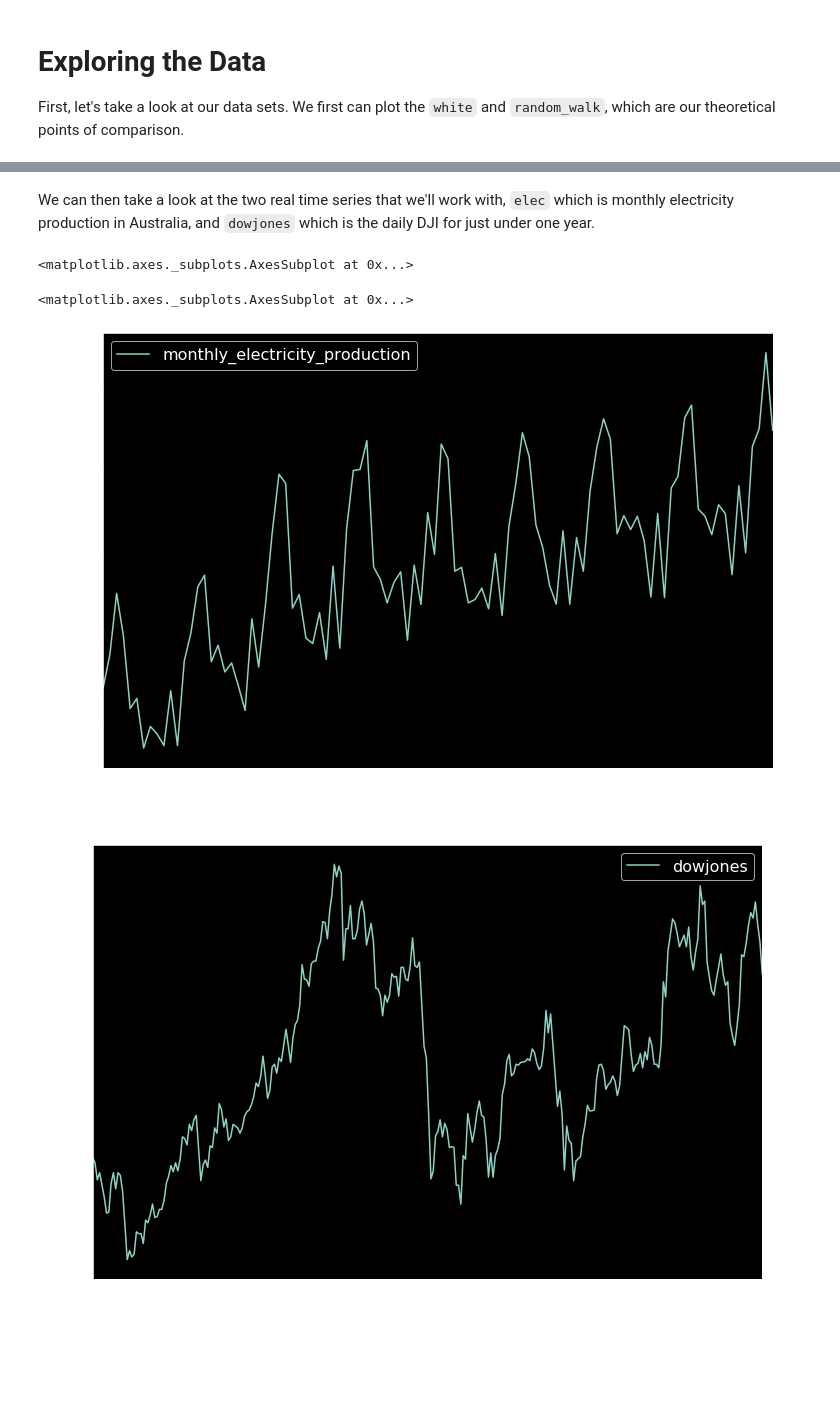
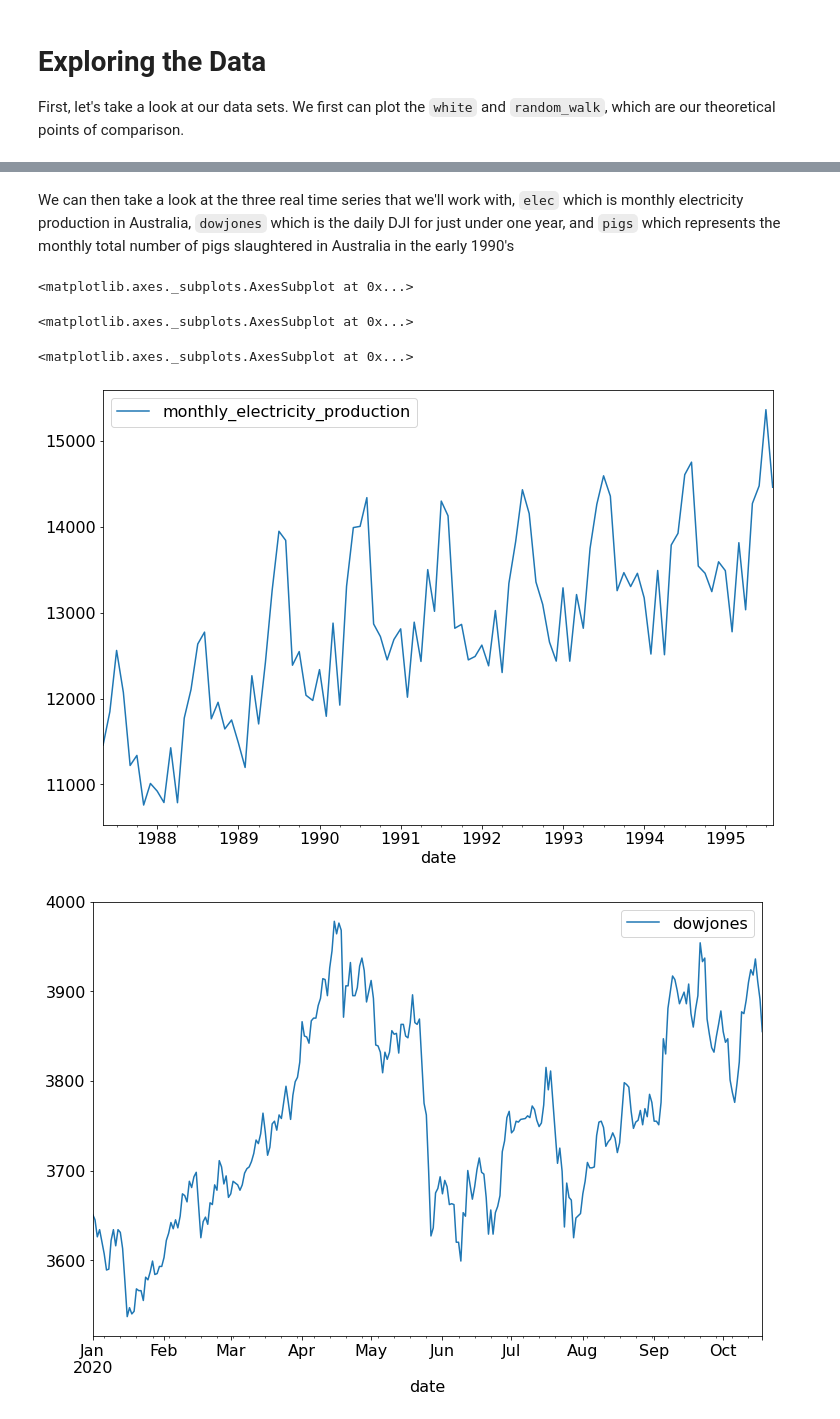
Before and after one commit to ZacharySBrown/vcu-scma440-2021q1, a Jupyter notebook: examples/7_arima_exploration.ipynb, the cells around one changed output, grey strips where cells are left out. Saved outputs shown, nothing was run; the diff lists cells and outputs as text; code cells hidden in the pictures; blank space fills up the shorter version.

```diff
--- a/examples/7_arima_exploration.ipynb
+++ b/examples/7_arima_exploration.ipynb
@@ -4,16 +6,18 @@ Press the play button in Google Colab or press Shift+Enter execute the cell belo
 
 This will setup you environment and load DataFrames called `electricity`, `dowjones` and `white`
 # %%
+! pip install --upgrade statsmodels
+
 import pandas as pd
 import statsmodels.api as sm
 from statsmodels.formula.api import ols
 from statsmodels.stats.stattools import durbin_watson
+from statsmodels.stats.diagnostic import acorr_ljungbox
 from statsmodels.graphics.tsaplots import plot_acf, plot_pacf
 from statsmodels.tsa.api import ExponentialSmoothing, SimpleExpSmoothing, Holt
 import numpy as np
 from matplotlib import pyplot as plt
 from IPython.display import display
-plt.style.use('dark_background')
 
 
 from scipy.stats import t, f
@@ -25,9 +29,11 @@ plt.rcParams['font.size'] = 16
 
 !curl https://vcu-scma-440.s3.amazonaws.com/data/aus_electricity.csv > aus_electricity.csv
 !curl https://vcu-scma-440.s3.amazonaws.com/data/dowjones.csv > dowjones.csv
+!curl https://vcu-scma-440.s3.amazonaws.com/data/pigs.csv > pigs.csv
 
 dowjones = pd.read_csv('dowjones.csv', parse_dates=['date']).set_index('date')
 elec = pd.read_csv('aus_electricity.csv', parse_dates=['date']).set_index('date')
+pigs = pd.read_csv('pigs.csv', parse_dates=['date']).set_index('date')
 
 import numpy as np
 np.random.seed = 42
@@ -68,10 +85,12 @@ display(random_walk.plot())
 # %% [markdown]
-We can then take a look at the two real time series that we'll work with, `elec` which is monthly electricity production in Australia, and `dowjones` which is the daily DJI for just under one year.
+We can then take a look at the three real time series that we'll work with, `elec` which is monthly electricity production in Australia, `dowjones` which is the daily DJI for just under one year, and `pigs` which represents the monthly total number of pigs slaughtered in Australia in the early 1990's
 # %%
 display(elec.plot())
 display(dowjones.plot())
+display(pigs.plot())
 # %% [output]
 <matplotlib.axes._subplots.AxesSubplot at 0x...>
 <matplotlib.axes._subplots.AxesSubplot at 0x...>
+<matplotlib.axes._subplots.AxesSubplot at 0x...>
-[figure, old version]
+[figure, new version]
-[figure, old version]
+[figure, new version]
```
Also changed, not shown: parts of 16 cells of this notebook.
